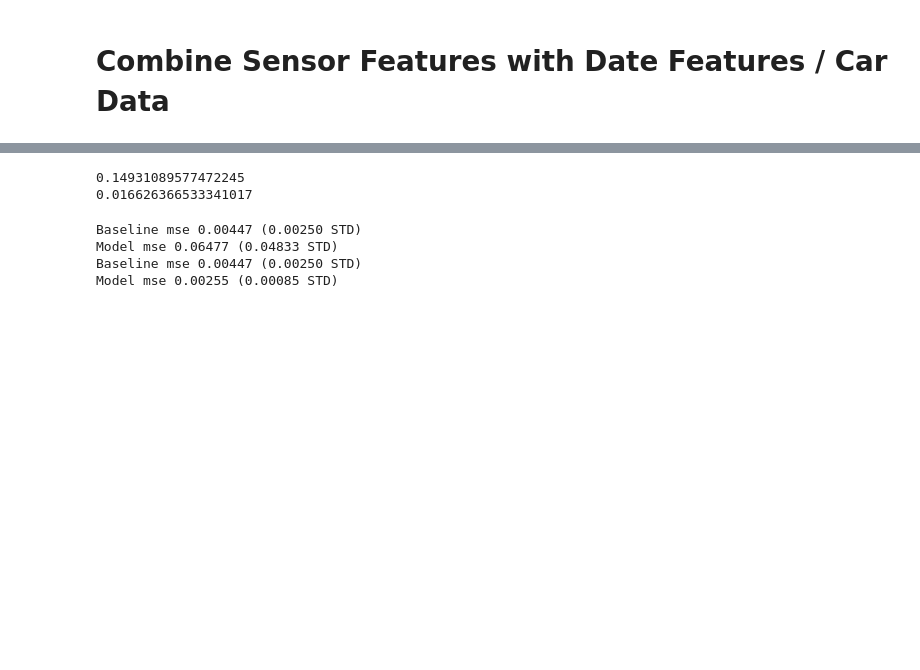
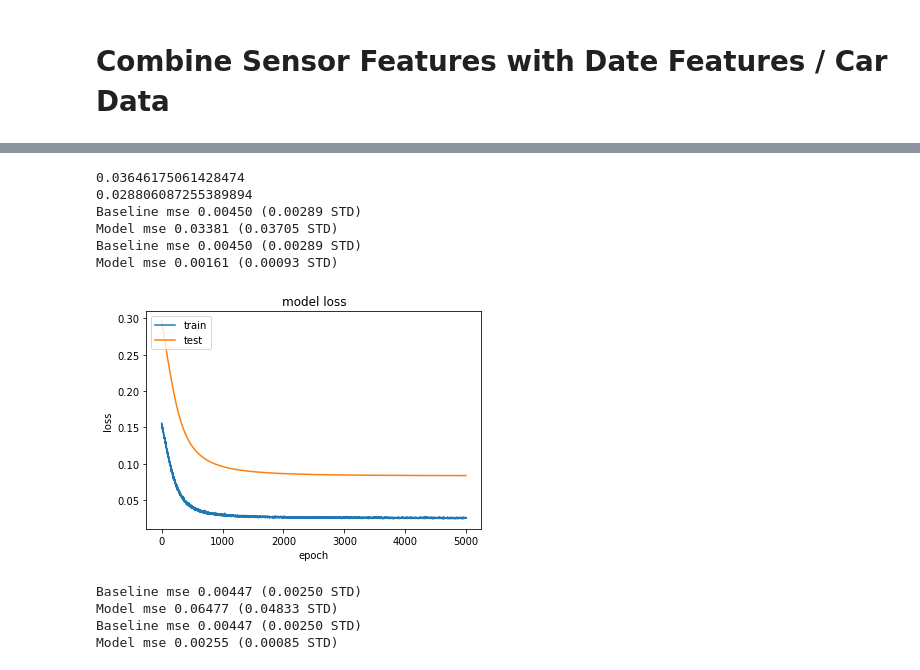
Before and after one commit to GeorgesAlkhouri/golddust, a Jupyter notebook: jupyter/BTW.ipynb, the cells around one changed output, grey strips where cells are left out. Cells and saved outputs as stored; diff of their text form; code cells hidden in the pictures; blank space fills up the shorter version.

```diff
--- a/jupyter/BTW.ipynb
+++ b/jupyter/BTW.ipynb
@@ -963,12 +960,30 @@ HBox(children=(IntProgress(value=0, description='Training', max=500, style=Progr
 # %%
+results_pt_norm = np.asarray(results_pt_norm)
 print(np.mean(results_pt_norm[:, 0]))
 print(np.std(results_pt_norm[:, 0]))
 
 print_res(results_ts)
 print_res(results_norm)
 # %% [output]
-0.14931089577472245
-0.016626366533341017
+0.03646175061428474
+0.028806087255389894
+Baseline mse 0.00450 (0.00289 STD)
+Model mse 0.03381 (0.03705 STD)
+Baseline mse 0.00450 (0.00289 STD)
+Model mse 0.00161 (0.00093 STD)
+# %%
+history = results_pt_norm[0][-1].history
+#history = results_norm[2][-1]
+
+plt.plot(history['loss'][0:5000])
+plt.plot(history['val_loss'][0:5000])
+plt.title('model loss')
+plt.ylabel('loss')
+plt.xlabel('epoch')
+plt.legend(['train', 'test'], loc='upper left')
+plt.show()
+# %% [output]
+[figure, added]
 # %%
 print_res(results_ts)
 print_res(results_norm)
```
Also changed, not shown: parts of 18 cells of this notebook, 1 other file.
